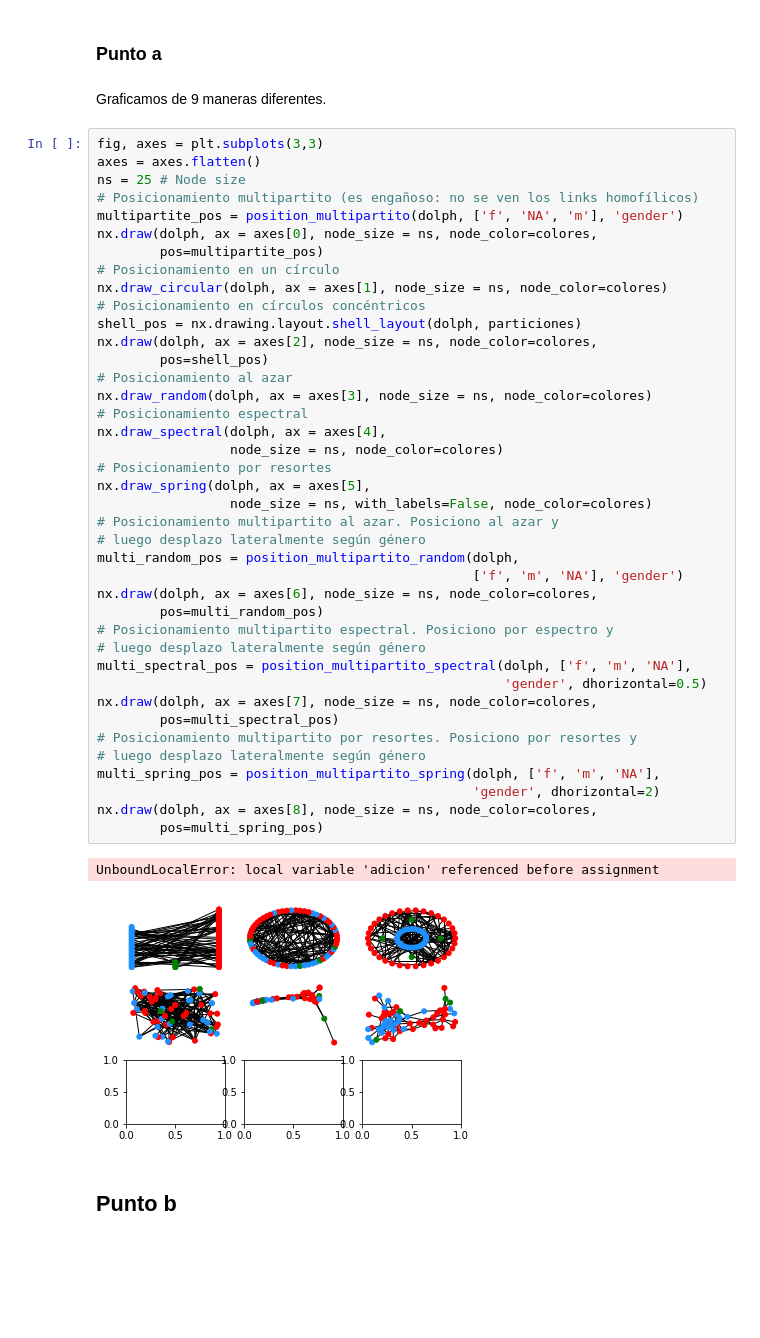
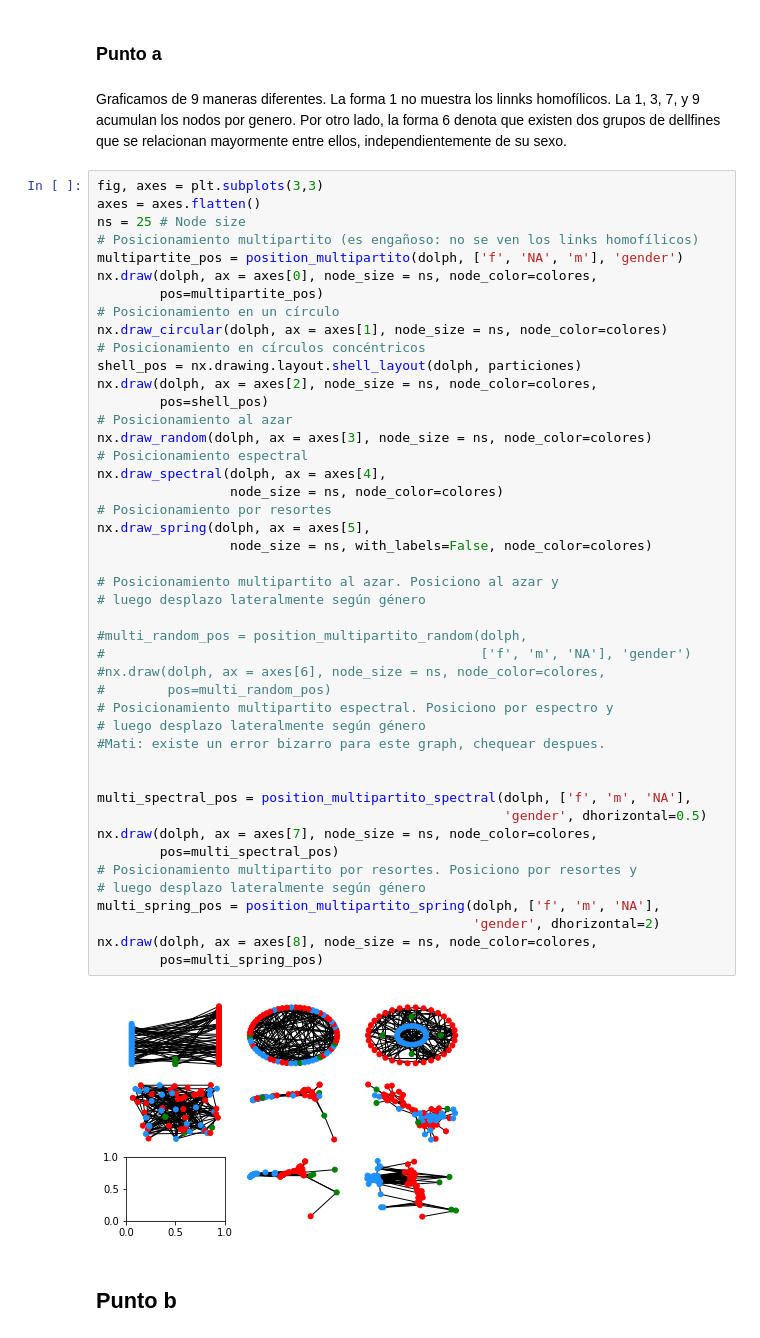
Before and after one commit to GRGab/Urdimbres-Sofisticadas, a Jupyter notebook: Trabajo_computacional_1.ipynb, the cells around one changed output. Saved outputs shown, nothing was run; the diff lists cells and outputs as text; blank space fills up the shorter version.

```diff
--- a/Trabajo_computacional_1.ipynb
+++ b/Trabajo_computacional_1.ipynb
@@ -587,8 +586,8 @@ colores = [genero_a_color(g) for g in nx.get_node_attributes(dolph, "gender").va
 Hay 34 delfines macho, 24 delfines hembra y 4 delfines sin información
 # %% [markdown]
 ### Punto a
-# %% [markdown]
-Graficamos de 9 maneras diferentes.
+# %% [markdown]
+Graficamos de 9 maneras diferentes. La forma 1 no muestra los linnks homofílicos. La 1, 3, 7, y 9 acumulan los nodos por genero. Por otro lado, la forma 6 denota que existen dos grupos de dellfines que se relacionan mayormente entre ellos, independientemente de su sexo.
 # %%
 fig, axes = plt.subplots(3,3)
 axes = axes.flatten()
@@ -599,39 +598,43 @@ nx.draw(dolph, ax = axes[0], node_size = ns, node_color=colores,
         pos=multipartite_pos)
 # Posicionamiento en un círculo
 nx.draw_circular(dolph, ax = axes[1], node_size = ns, node_color=colores)
 # Posicionamiento en círculos concéntricos
 shell_pos = nx.drawing.layout.shell_layout(dolph, particiones)
 nx.draw(dolph, ax = axes[2], node_size = ns, node_color=colores,
         pos=shell_pos)
 # Posicionamiento al azar
 nx.draw_random(dolph, ax = axes[3], node_size = ns, node_color=colores)
 # Posicionamiento espectral
 nx.draw_spectral(dolph, ax = axes[4],
                  node_size = ns, node_color=colores)
 # Posicionamiento por resortes
 nx.draw_spring(dolph, ax = axes[5],
                  node_size = ns, with_labels=False, node_color=colores)
+
 # Posicionamiento multipartito al azar. Posiciono al azar y
 # luego desplazo lateralmente según género
-multi_random_pos = position_multipartito_random(dolph,
-                                                ['f', 'm', 'NA'], 'gender')
-nx.draw(dolph, ax = axes[6], node_size = ns, node_color=colores,
-        pos=multi_random_pos)
+
+#multi_random_pos = position_multipartito_random(dolph,
+#                                                ['f', 'm', 'NA'], 'gender')
+#nx.draw(dolph, ax = axes[6], node_size = ns, node_color=colores,
+#        pos=multi_random_pos)
 # Posicionamiento multipartito espectral. Posiciono por espectro y
 # luego desplazo lateralmente según género
+#Mati: existe un error bizarro para este graph, chequear despues.
+
+
 multi_spectral_pos = position_multipartito_spectral(dolph, ['f', 'm', 'NA'],
                                                     'gender', dhorizontal=0.5)
 nx.draw(dolph, ax = axes[7], node_size = ns, node_color=colores,
         pos=multi_spectral_pos)
 # Posicionamiento multipartito por resortes. Posiciono por resortes y
 # luego desplazo lateralmente según género
 multi_spring_pos = position_multipartito_spring(dolph, ['f', 'm', 'NA'],
                                                 'gender', dhorizontal=2)
 nx.draw(dolph, ax = axes[8], node_size = ns, node_color=colores,
         pos=multi_spring_pos)
 # %% [output]
-UnboundLocalError: local variable 'adicion' referenced before assignment
-[figure, old version]
+[figure, new version]
 # %% [markdown]
 ## Punto b
 # %% [markdown]
```
Also changed, not shown: parts of 18 cells of this notebook, 3 other files.
